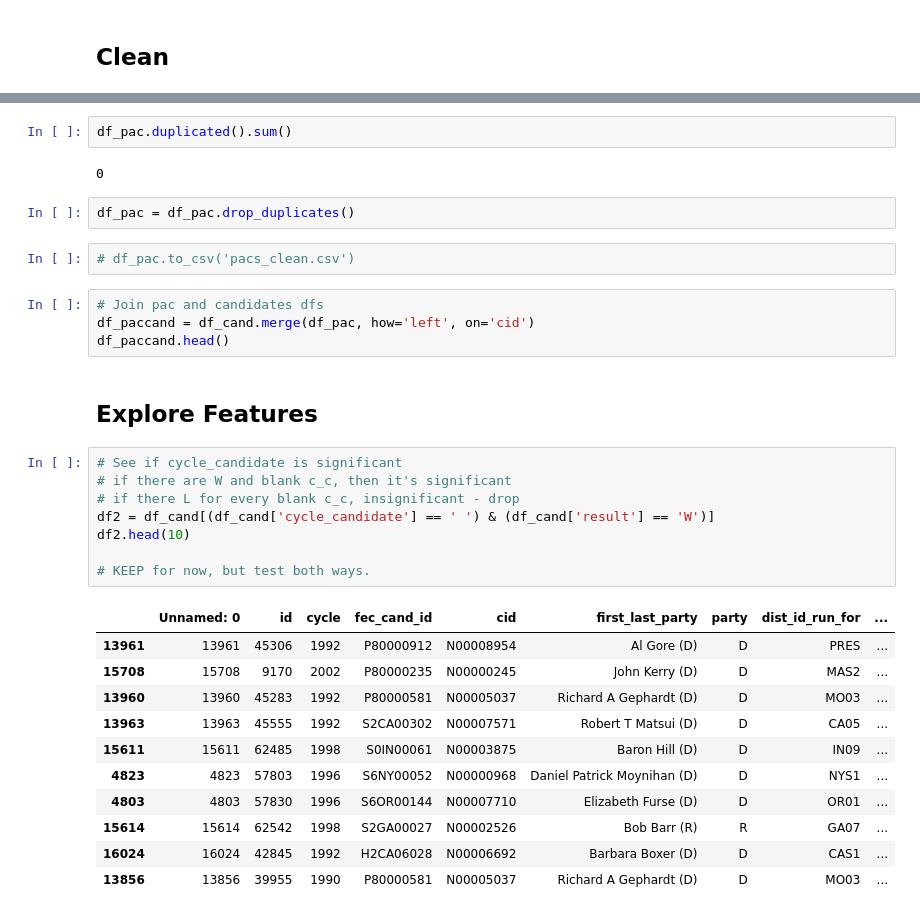
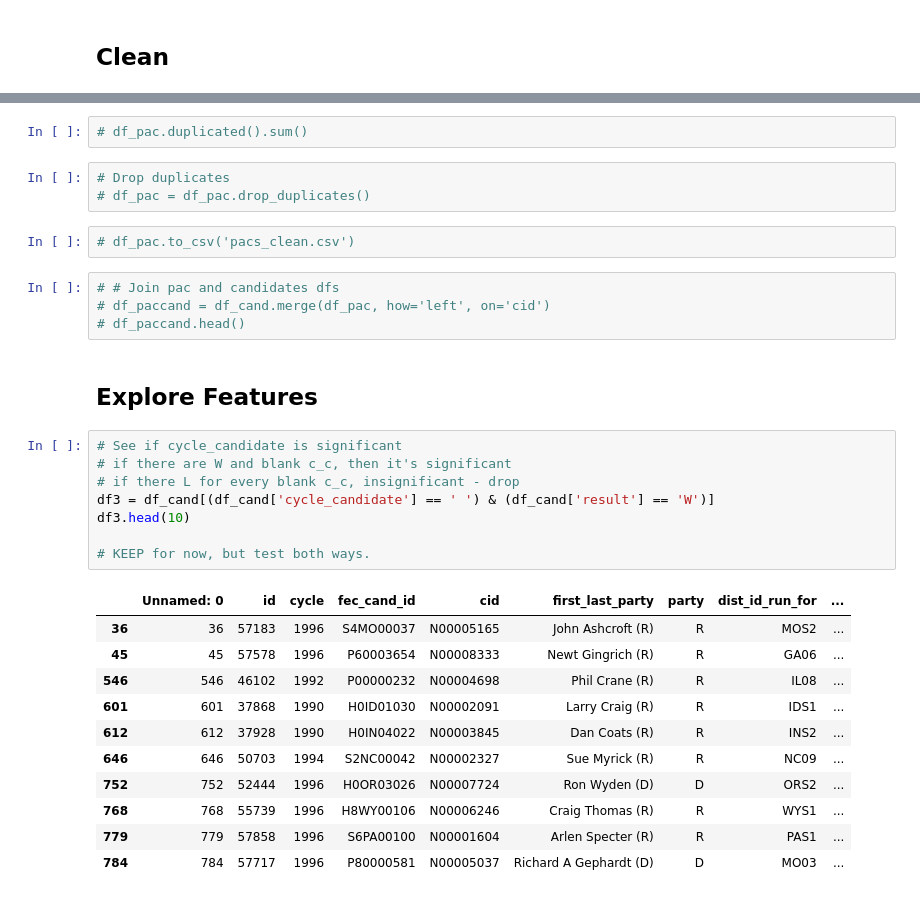
Before and after one commit to armyofkittens/Analyze-This-Campaign-Finance-Analysis, a Jupyter notebook: ML_modeling_v1.ipynb, the cells around one changed output, grey strips where cells are left out. Drawn from its saved outputs; the diff is of its cells as text.

```diff
--- a/ML_modeling_v1.ipynb
+++ b/ML_modeling_v1.ipynb
@@ -63,36 +44,35 @@ dtype: int64
 # %%
-df_pac.duplicated().sum()
+# df_pac.duplicated().sum()
-# %% [output]
-0
-# %%
-df_pac = df_pac.drop_duplicates()
+# %%
+# Drop duplicates
+# df_pac = df_pac.drop_duplicates()
 # %%
 # df_pac.to_csv('pacs_clean.csv')
 # %%
-# Join pac and candidates dfs
-df_paccand = df_cand.merge(df_pac, how='left', on='cid')
-df_paccand.head()
+# # Join pac and candidates dfs
+# df_paccand = df_cand.merge(df_pac, how='left', on='cid')
+# df_paccand.head()
 # %% [markdown]
 ## Explore Features
 # %%
 # See if cycle_candidate is significant
 # if there are W and blank c_c, then it's significant
 # if there L for every blank c_c, insignificant - drop
-df2 = df_cand[(df_cand['cycle_candidate'] == ' ') & (df_cand['result'] == 'W')]
-df2.head(10)
+df3 = df_cand[(df_cand['cycle_candidate'] == ' ') & (df_cand['result'] == 'W')]
+df3.head(10)
 
 # KEEP for now, but test both ways.
 # %% [output]
 |  | Unnamed: 0 | id | cycle | fec_cand_id | cid | first_last_party | party | dist_id_run_for | ... |
-| 13961 | 13961 | 45306 | 1992 | P80000912 | N00008954 | Al Gore (D) | D | PRES | ... |
-| 15708 | 15708 | 9170 | 2002 | P80000235 | N00000245 | John Kerry (D) | D | MAS2 | ... |
-| 13960 | 13960 | 45283 | 1992 | P80000581 | N00005037 | Richard A Gephardt (D) | D | MO03 | ... |
-| 13963 | 13963 | 45555 | 1992 | S2CA00302 | N00007571 | Robert T Matsui (D) | D | CA05 | ... |
-| 15611 | 15611 | 62485 | 1998 | S0IN00061 | N00003875 | Baron Hill (D) | D | IN09 | ... |
-| 4823 | 4823 | 57803 | 1996 | S6NY00052 | N00000968 | Daniel Patrick Moynihan (D) | D | NYS1 | ... |
-| 4803 | 4803 | 57830 | 1996 | S6OR00144 | N00007710 | Elizabeth Furse (D) | D | OR01 | ... |
-| 15614 | 15614 | 62542 | 1998 | S2GA00027 | N00002526 | Bob Barr (R) | R | GA07 | ... |
-| 16024 | 16024 | 42845 | 1992 | H2CA06028 | N00006692 | Barbara Boxer (D) | D | CAS1 | ... |
-| 13856 | 13856 | 39955 | 1990 | P80000581 | N00005037 | Richard A Gephardt (D) | D | MO03 | ... |
+| 36 | 36 | 57183 | 1996 | S4MO00037 | N00005165 | John Ashcroft (R) | R | MOS2 | ... |
+| 45 | 45 | 57578 | 1996 | P60003654 | N00008333 | Newt Gingrich (R) | R | GA06 | ... |
+| 546 | 546 | 46102 | 1992 | P00000232 | N00004698 | Phil Crane (R) | R | IL08 | ... |
+| 601 | 601 | 37868 | 1990 | H0ID01030 | N00002091 | Larry Craig (R) | R | IDS1 | ... |
+| 612 | 612 | 37928 | 1990 | H0IN04022 | N00003845 | Dan Coats (R) | R | INS2 | ... |
+| 646 | 646 | 50703 | 1994 | S2NC00042 | N00002327 | Sue Myrick (R) | R | NC09 | ... |
+| 752 | 752 | 52444 | 1996 | H0OR03026 | N00007724 | Ron Wyden (D) | D | ORS2 | ... |
+| 768 | 768 | 55739 | 1996 | H8WY00106 | N00006246 | Craig Thomas (R) | R | WYS1 | ... |
+| 779 | 779 | 57858 | 1996 | S6PA00100 | N00001604 | Arlen Specter (R) | R | PAS1 | ... |
+| 784 | 784 | 57717 | 1996 | P80000581 | N00005037 | Richard A Gephardt (D) | D | MO03 | ... |
 # %%
 # Choose columns for features
```
Also changed, not shown: parts of 15 cells of this notebook.
